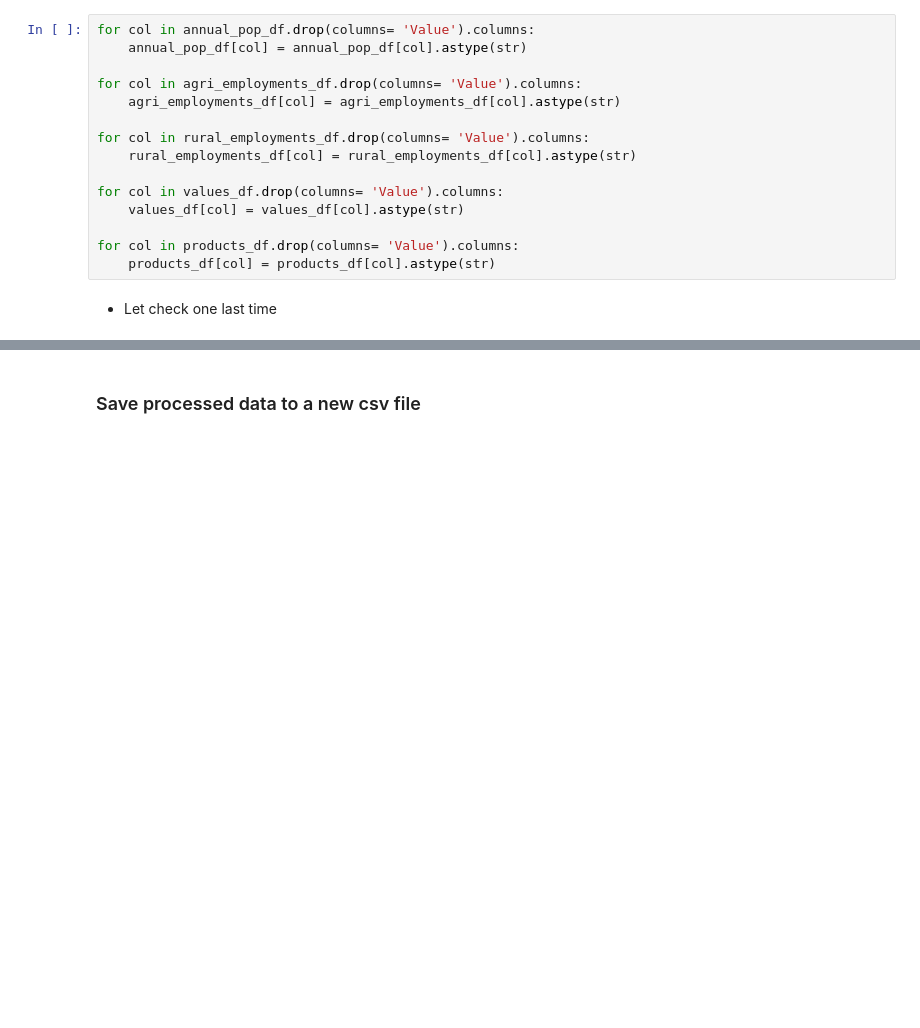
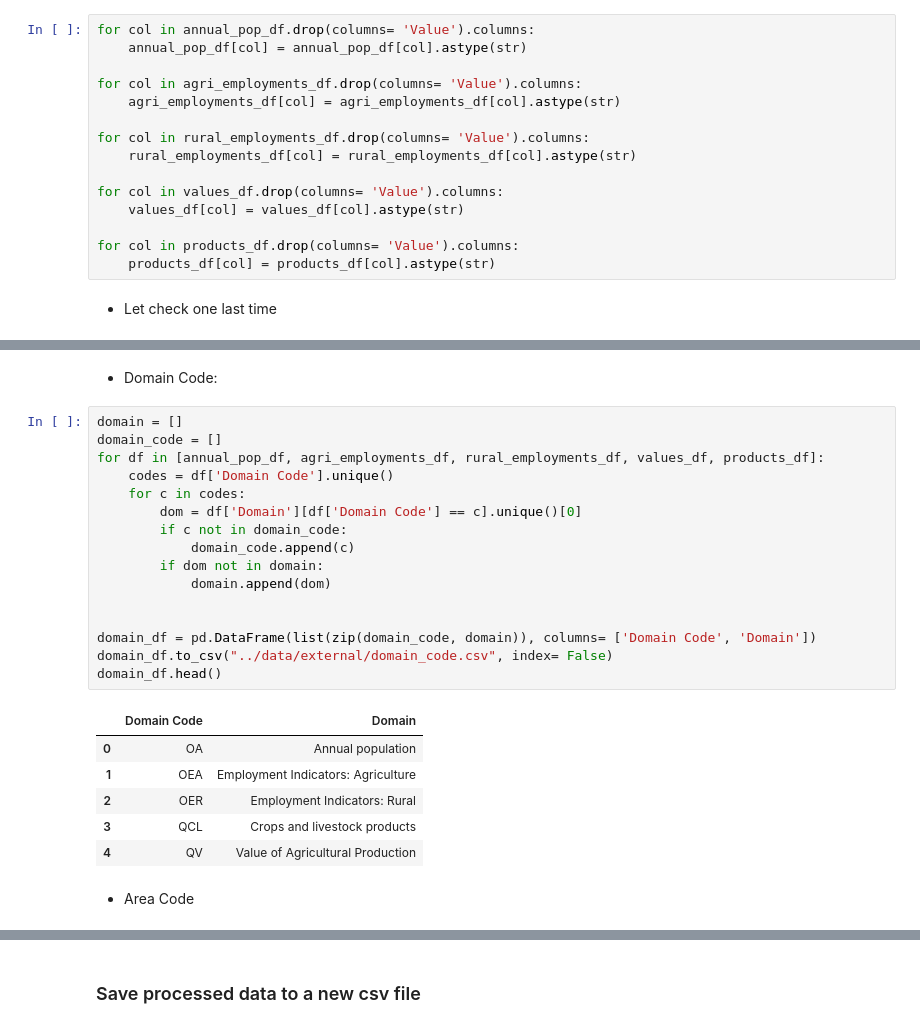
Before and after one commit to DunQua/-Intro2DS-Final-Seminar, a Jupyter notebook: source_code/02_preprocess_data.ipynb, the cells around one changed output, grey strips where cells are left out. Saved outputs shown, nothing was run; the diff lists cells and outputs as text; blank space fills up the shorter version.

Commit message:
refactor 02, new preprocess data

```diff
--- a/source_code/02_preprocess_data.ipynb
+++ b/source_code/02_preprocess_data.ipynb
@@ -152,0 +132,27 @@ memory usage: 1.4+ MB
+# %% [markdown]
+- Domain Code:
+# %%
+domain = []
+domain_code = []
+for df in [annual_pop_df, agri_employments_df, rural_employments_df, values_df, products_df]:
+    codes = df['Domain Code'].unique()
+    for c in codes:
+        dom = df['Domain'][df['Domain Code'] == c].unique()[0]
+        if c not in domain_code:
+            domain_code.append(c)
+        if dom not in domain:
+            domain.append(dom)
+
+
+domain_df = pd.DataFrame(list(zip(domain_code, domain)), columns= ['Domain Code', 'Domain'])
+domain_df.to_csv("../data/external/domain_code.csv", index= False)
+domain_df.head()
+# %% [output]
+|  | Domain Code | Domain |
+| 0 | OA | Annual population |
+| 1 | OEA | Employment Indicators: Agriculture |
+| 2 | OER | Employment Indicators: Rural |
+| 3 | QCL | Crops and livestock products |
+| 4 | QV | Value of Agricultural Production |
+# %% [markdown]
+-   Area Code
```
Also changed, not shown: parts of 25 cells of this notebook, 14 other files.
